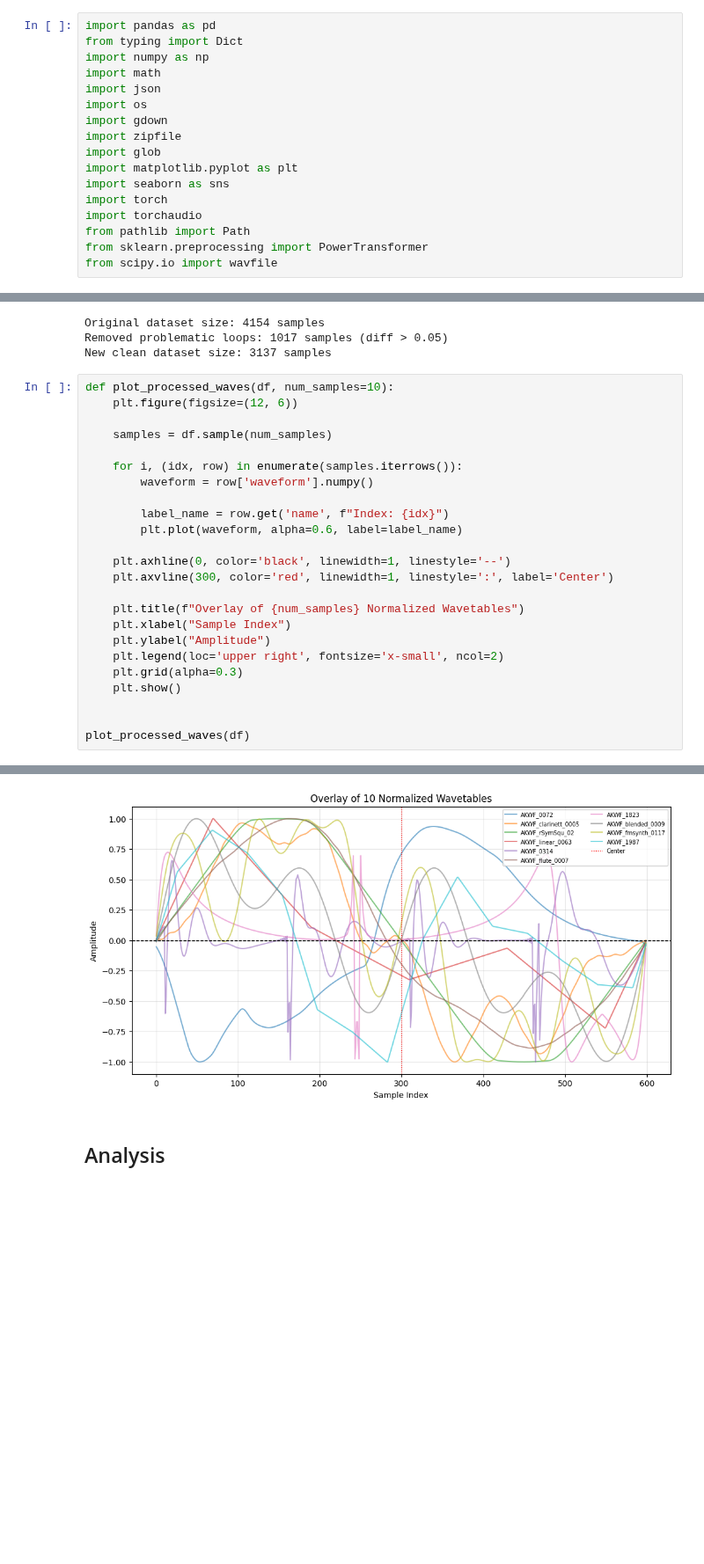
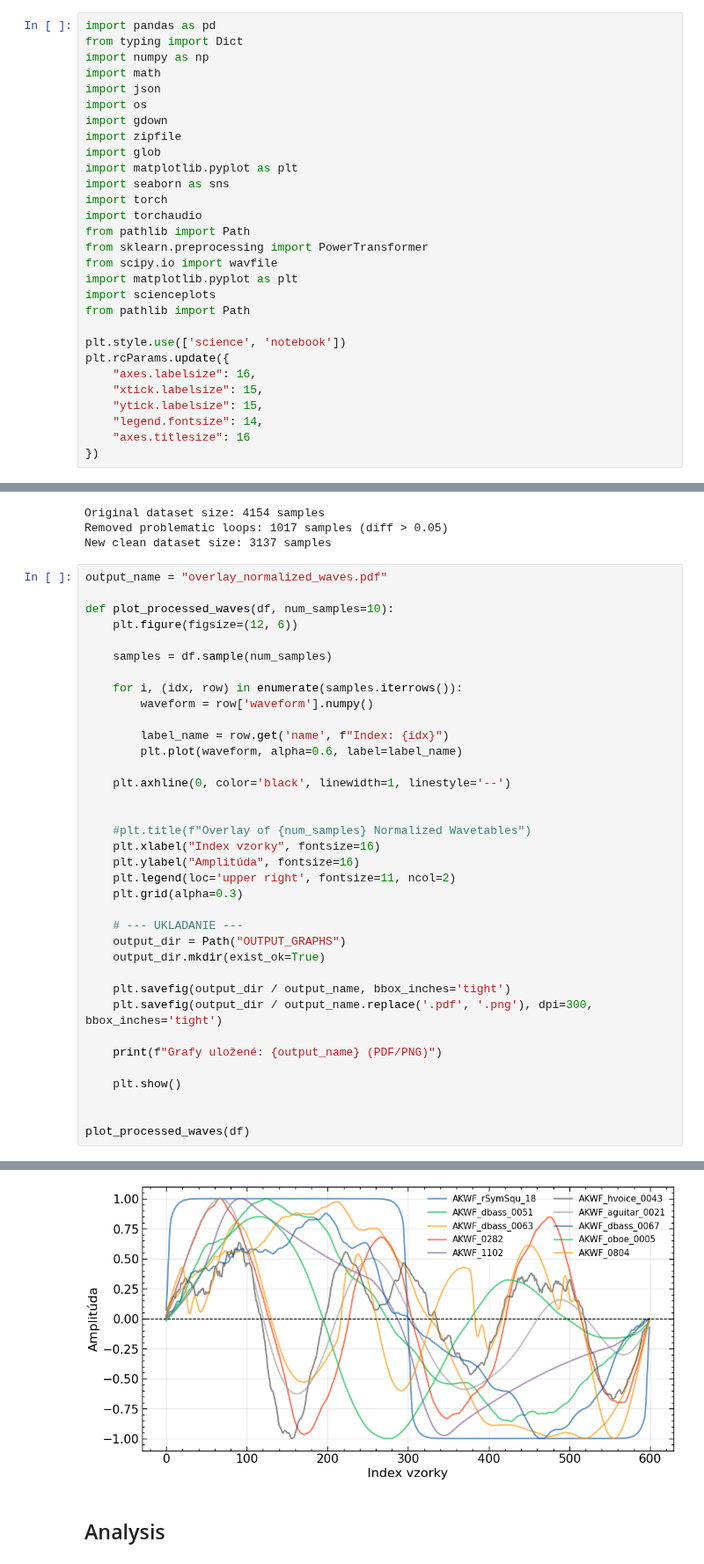
Before and after one commit to kika007/WavetableCVAE_analysis, a Jupyter notebook: json_analysis.ipynb, the cells around one changed output, grey strips where cells are left out. Shown at 88% size. Drawn from its saved outputs; the diff is of its cells as text; blank space fills up the shorter version.

```diff
--- a/json_analysis.ipynb
+++ b/json_analysis.ipynb
@@ -21,6 +21,18 @@ import torchaudio
 from pathlib import Path
 from sklearn.preprocessing import PowerTransformer
 from scipy.io import wavfile
+import matplotlib.pyplot as plt
+import scienceplots
+from pathlib import Path
+
+plt.style.use(['science', 'notebook'])
+plt.rcParams.update({
+    "axes.labelsize": 16,
+    "xtick.labelsize": 15,
+    "ytick.labelsize": 15,
+    "legend.fontsize": 14,
+    "axes.titlesize": 16
+})
 # %% [markdown]
 ### Download dataset
 # %%
@@ -470,6 +542,8 @@ Original dataset size: 4154 samples
 Removed problematic loops: 1017 samples (diff > 0.05)
 New clean dataset size: 3137 samples
 # %%
+output_name = "overlay_normalized_waves.pdf"
+
 def plot_processed_waves(df, num_samples=10):
     plt.figure(figsize=(12, 6))
 
@@ -482,13 +556,23 @@ def plot_processed_waves(df, num_samples=10):
         plt.plot(waveform, alpha=0.6, label=label_name)
 
     plt.axhline(0, color='black', linewidth=1, linestyle='--')
-    plt.axvline(300, color='red', linewidth=1, linestyle=':', label='Center')
 
-    plt.title(f"Overlay of {num_samples} Normalized Wavetables")
-    plt.xlabel("Sample Index")
-    plt.ylabel("Amplitude")
-    plt.legend(loc='upper right', fontsize='x-small', ncol=2)
+
+    #plt.title(f"Overlay of {num_samples} Normalized Wavetables")
+    plt.xlabel("Index vzorky", fontsize=16)
+    plt.ylabel("Amplitúda", fontsize=16)
+    plt.legend(loc='upper right', fontsize=11, ncol=2)
     plt.grid(alpha=0.3)
+
+    # --- UKLADANIE ---
+    output_dir = Path("OUTPUT_GRAPHS")
+    output_dir.mkdir(exist_ok=True)
+
+    plt.savefig(output_dir / output_name, bbox_inches='tight')
+    plt.savefig(output_dir / output_name.replace('.pdf', '.png'), dpi=300, bbox_inches='tight')
+
+    print(f"Grafy uložené: {output_name} (PDF/PNG)")
+
     plt.show()
 
 
@@ -497,4 +582,4 @@ plot_processed_waves(df)
-[figure, old version]
+[figure, new version]
 # %% [markdown]
 ## Analysis
 # %% [markdown]
```
Also changed, not shown: parts of 15 cells of this notebook, 2 other files.
